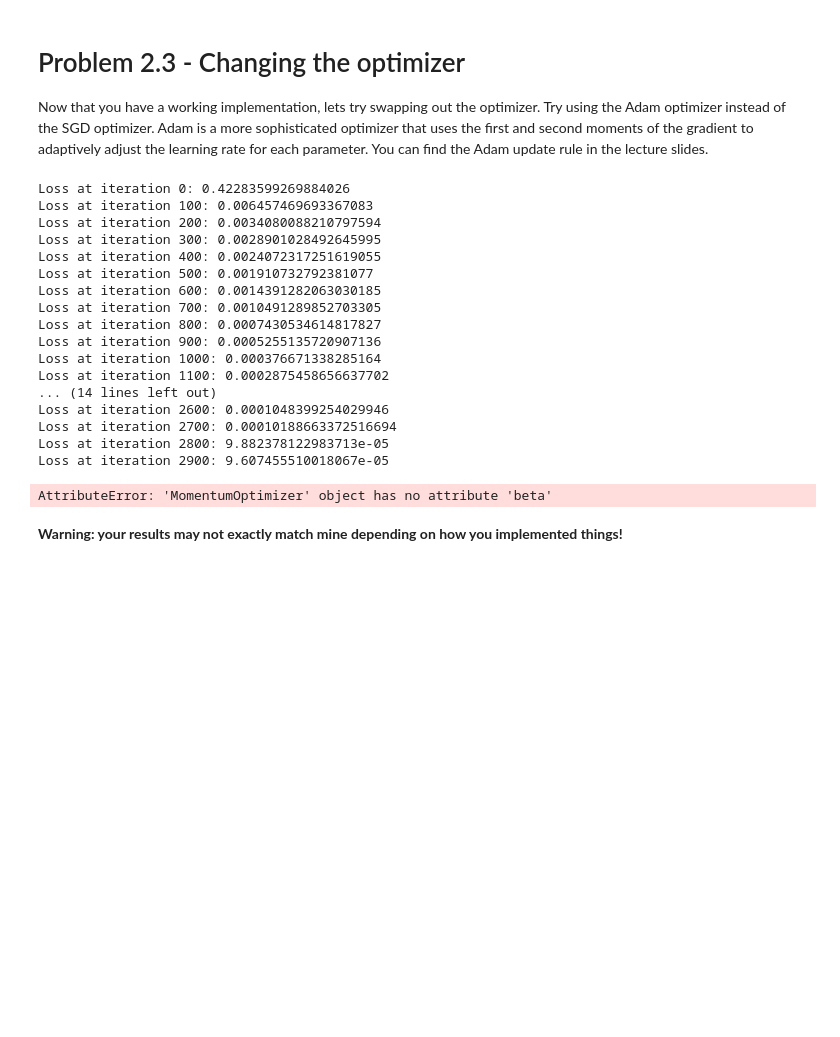
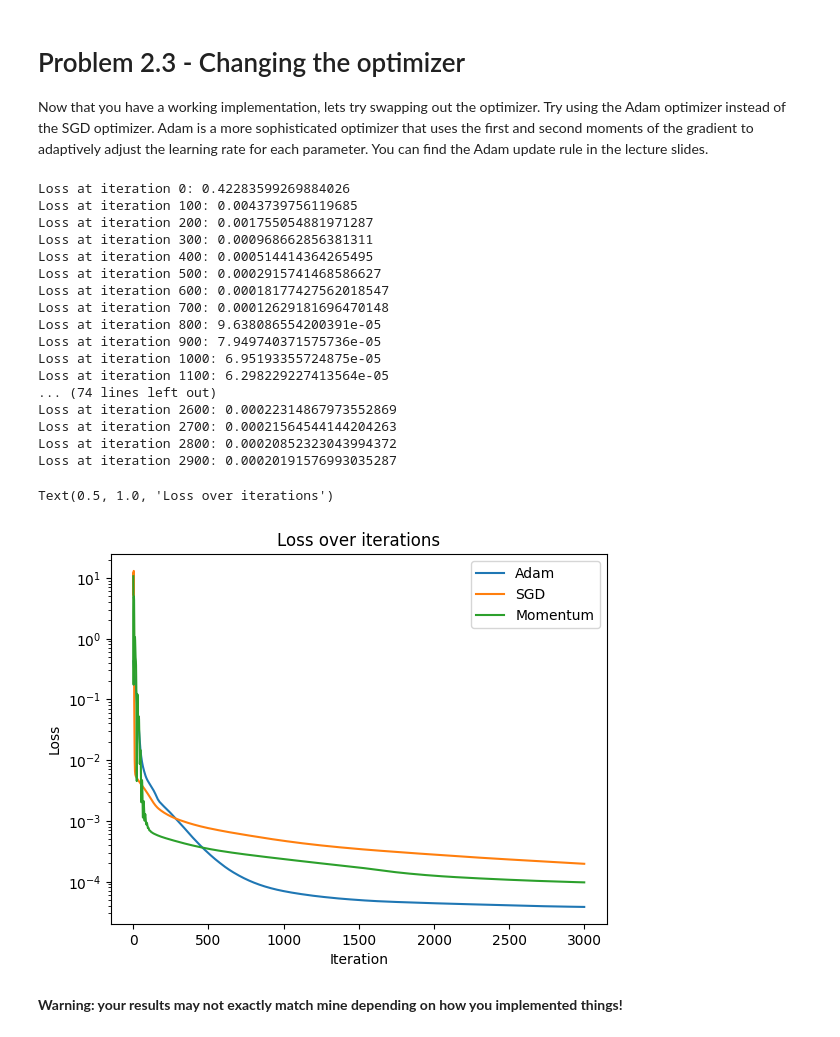
Before and after one commit to Emerge-Lab/tr-gy-8013-Fa-24, a Jupyter notebook: Homeworks/Homework-2.ipynb, the cells around one changed output. Cells and saved outputs as stored; diff of their text form; code cells hidden in the pictures; blank space fills up the shorter version.

```diff
--- a/Homeworks/Homework-2.ipynb
+++ b/Homeworks/Homework-2.ipynb
@@ -586,8 +587,9 @@ class AdamOptimizer():
 layer1 = Layer(1, 32)
 layer2 = Layer(32, 32)
 layer3 = Layer(32, 1)
-relu = ReLU()
-network = Network([layer1, relu, layer2, relu, layer3])
+relu_1 = ReLU()
+relu_2 = ReLU()
+network = Network([layer1, relu_1, layer2, relu_2, layer3])
 loss_fn = MeanSquaredLoss()
 adam_optimizer = AdamOptimizer(network, loss_fn, 0.001)
 losses_adam = []
@@ -600,8 +602,9 @@ for i in range(3000):
 layer1 = Layer(1, 32)
 layer2 = Layer(32, 32)
 layer3 = Layer(32, 1)
-relu = ReLU()
-network = Network([layer1, relu, layer2, relu, layer3])
+relu_1 = ReLU()
+relu_2 = ReLU()
+network = Network([layer1, relu_1, layer2, relu_2, layer3])
 loss_fn = MeanSquaredLoss()
 momentum_optimizer = MomentumOptimizer(network, loss_fn, 0.001)
 losses_momentum = []
@@ -610,50 +613,51 @@ for i in range(3000):
     losses_momentum.append(loss.item())
     if i % 100 == 0:
         print(f'Loss at iteration {i}: {loss}')
 
 layer1 = Layer(1, 32)
 layer2 = Layer(32, 32)
 layer3 = Layer(32, 1)
 relu = ReLU()
 network = Network([layer1, relu, layer2, relu, layer3])
 loss_fn = MeanSquaredLoss()
 sgd_optimizer = SGDOptimizer(network, loss_fn, 0.001)
 losses_sgd = []
 for i in range(3000):
     loss = sgd_optimizer.step(x_data, y_data)
     losses_sgd.append(loss.item())
     if i % 100 == 0:
         print(f'Loss at iteration {i}: {loss}')
 
 plt.figure()
 plt.plot(losses_adam, label='Adam')
 plt.plot(losses_sgd, label='SGD')
 plt.plot(losses_momentum, label='Momentum')
 # put it on log scale
 plt.yscale('log')
 plt.xlabel('Iteration')
 plt.ylabel('Loss')
 plt.legend()
 plt.title('Loss over iterations')
 # %% [output]
 Loss at iteration 0: 0.42283599269884026
-Loss at iteration 100: 0.006457469693367083
-Loss at iteration 200: 0.0034080088210797594
-Loss at iteration 300: 0.0028901028492645995
-Loss at iteration 400: 0.0024072317251619055
-Loss at iteration 500: 0.001910732792381077
-Loss at iteration 600: 0.0014391282063030185
-Loss at iteration 700: 0.0010491289852703305
-Loss at iteration 800: 0.0007430534614817827
-Loss at iteration 900: 0.0005255135720907136
-Loss at iteration 1000: 0.000376671338285164
-Loss at iteration 1100: 0.0002875458656637702
-... (14 lines left out)
-Loss at iteration 2600: 0.0001048399254029946
-Loss at iteration 2700: 0.00010188663372516694
-Loss at iteration 2800: 9.882378122983713e-05
-Loss at iteration 2900: 9.607455510018067e-05
+Loss at iteration 100: 0.0043739756119685
+Loss at iteration 200: 0.001755054881971287
+Loss at iteration 300: 0.000968662856381311
+Loss at iteration 400: 0.000514414364265495
+Loss at iteration 500: 0.0002915741468586627
+Loss at iteration 600: 0.00018177427562018547
+Loss at iteration 700: 0.00012629181696470148
+Loss at iteration 800: 9.638086554200391e-05
+Loss at iteration 900: 7.949740371575736e-05
+Loss at iteration 1000: 6.95193355724875e-05
+Loss at iteration 1100: 6.298229227413564e-05
+... (74 lines left out)
+Loss at iteration 2600: 0.00022314867973552869
+Loss at iteration 2700: 0.00021564544144204263
+Loss at iteration 2800: 0.00020852323043994372
+Loss at iteration 2900: 0.00020191576993035287
-AttributeError: 'MomentumOptimizer' object has no attribute 'beta'
+Text(0.5, 1.0, 'Loss over iterations')
+[figure, added]
 # %% [markdown]
 **Warning: your results may not exactly match mine depending on how you implemented things!**
 # %% [markdown]
```
Also changed, not shown: parts of 4 cells of this notebook.
